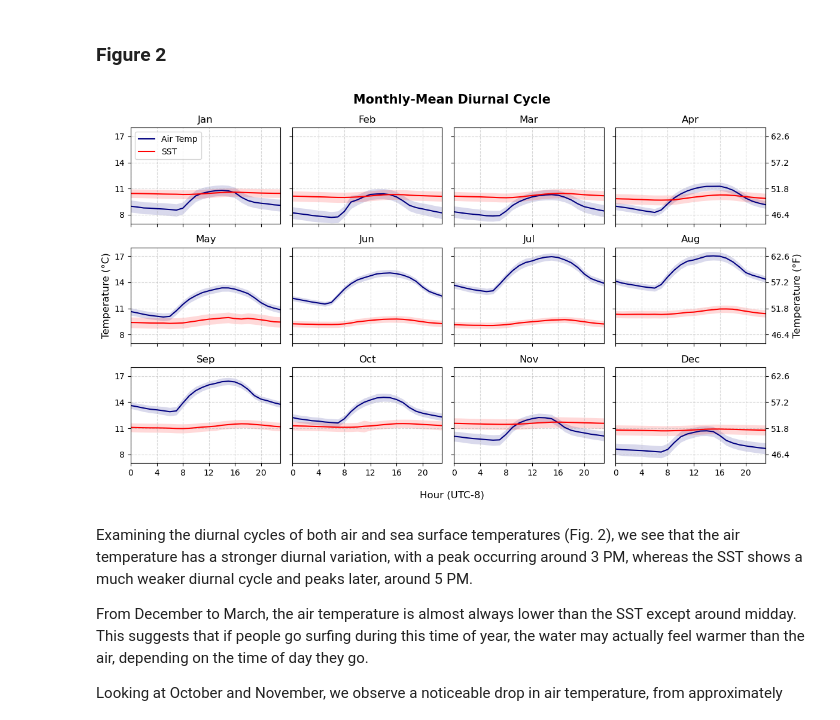
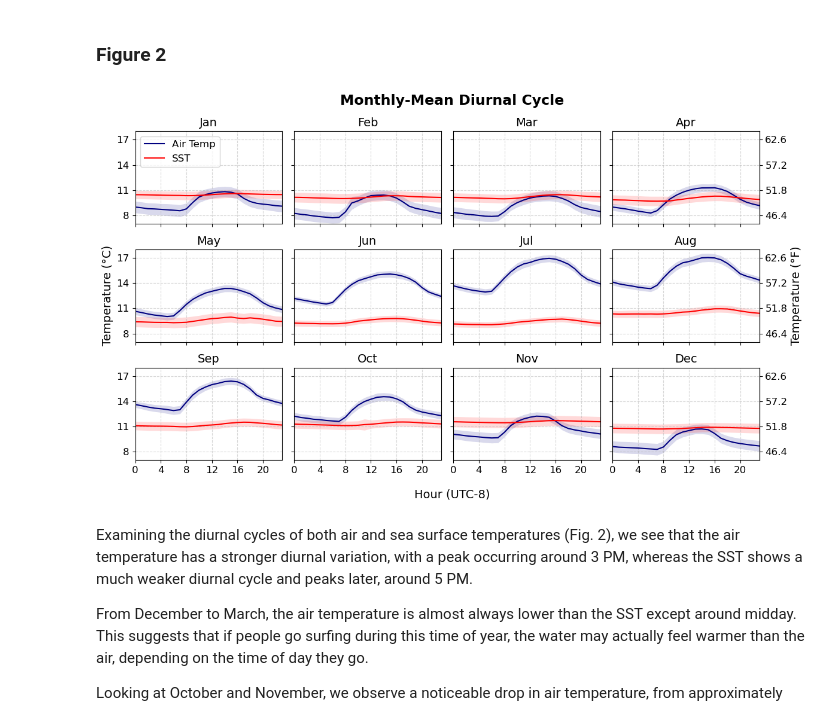
Before and after one commit to ayhuang1017/Random, a Jupyter notebook: fall_sst_feels_wamer.ipynb, the cells around one changed output. Saved outputs shown, nothing was run; the diff lists cells and outputs as text; code cells hidden in the pictures.

```diff
--- a/fall_sst_feels_wamer.ipynb
+++ b/fall_sst_feels_wamer.ipynb
@@ -275,46 +293,43 @@ for i, m in enumerate(order):
         # --- Mean diurnal cycles ---
         ax.plot(atmp_dc_monavg.columns, atmp_dc_monavg.loc[m], color='navy', label="Air Temp")
         ax.plot(sst_dc_monavg.columns,  sst_dc_monavg.loc[m], color='red',  label="SST")
 
-    ax.set_title(mon_lbl[m], fontsize=12)
+    ax.set_title(mon_lbl[m], fontsize=14)
     ax.set_xticks(np.arange(0, 24, 4))
     ax.set_yticks(np.arange(8, 22, 3))
+    ax.tick_params(axis='both', which='major', labelsize=12)
     ax.set_xlim(0, 23)
     ax.set_ylim(7, 18)
     ax.grid(linestyle="--", alpha=0.5)
 
-# keep your legend
-axes[0].legend(loc="upper left", fontsize=10)
+axes[0].legend(loc="upper left", fontsize=12)
 
-# (A) ONE big xlabel at the bottom (instead of per-subplot xlabels)
-# first clear the existing bottom-row labels you set
 for ax in axes[-4:]:
     ax.set_xlabel("")
-# now add a single, large bottom xlabel
-fig.supxlabel("Hour (UTC-8)", fontsize=12)
+fig.supxlabel("Hour (UTC-8)", fontsize=14)
 
-# keep your single left ylabel
-axes[4].set_ylabel("Temperature (°C)", fontsize=12)
+axes[4].set_ylabel("Temperature (°C)", fontsize=14)
 
-# (B) Add °F on right y-axis ONLY for the rightmost column subplots
+# Add °F on right y-axis ONLY for the rightmost column subplots
 right_col_idx = [3, 7, 11]  # 0-based indices for a 3x4 grid
 for idx in right_col_idx:
     ax = axes[idx]
     # create secondary y-axis that is functionally linked to °C axis
     secax = ax.secondary_yaxis('right', functions=(c2f, f2c))
+    secax.tick_params(axis='both', which='major', labelsize=12)
     if idx == 7:
-        secax.set_ylabel("Temperature (°F)", fontsize=12)
+        secax.set_ylabel("Temperature (°F)", fontsize=14)
 
     # make ticks align exactly with the left y-ticks
     plt.draw()  # ensure left ticks are finalized
     left_ticks_c = ax.get_yticks()
     secax.set_yticks(c2f(left_ticks_c))
 
-plt.suptitle("Monthly-Mean Diurnal Cycle", fontsize=15, fontweight="bold")
+plt.suptitle("Monthly-Mean Diurnal Cycle", fontsize=17, fontweight="bold")
 plt.tight_layout()
 plt.show()
 # %% [output]
-[figure, old version]
+[figure, new version]
 # %% [markdown]
 Examining the diurnal cycles of both air and sea surface temperatures (Fig. 2), we see that the air temperature has a stronger diurnal variation, with a peak occurring around 3 PM, whereas the SST shows a much weaker diurnal cycle and peaks later, around 5 PM.
 
```
Also changed, not shown: parts of 6 cells of this notebook.
